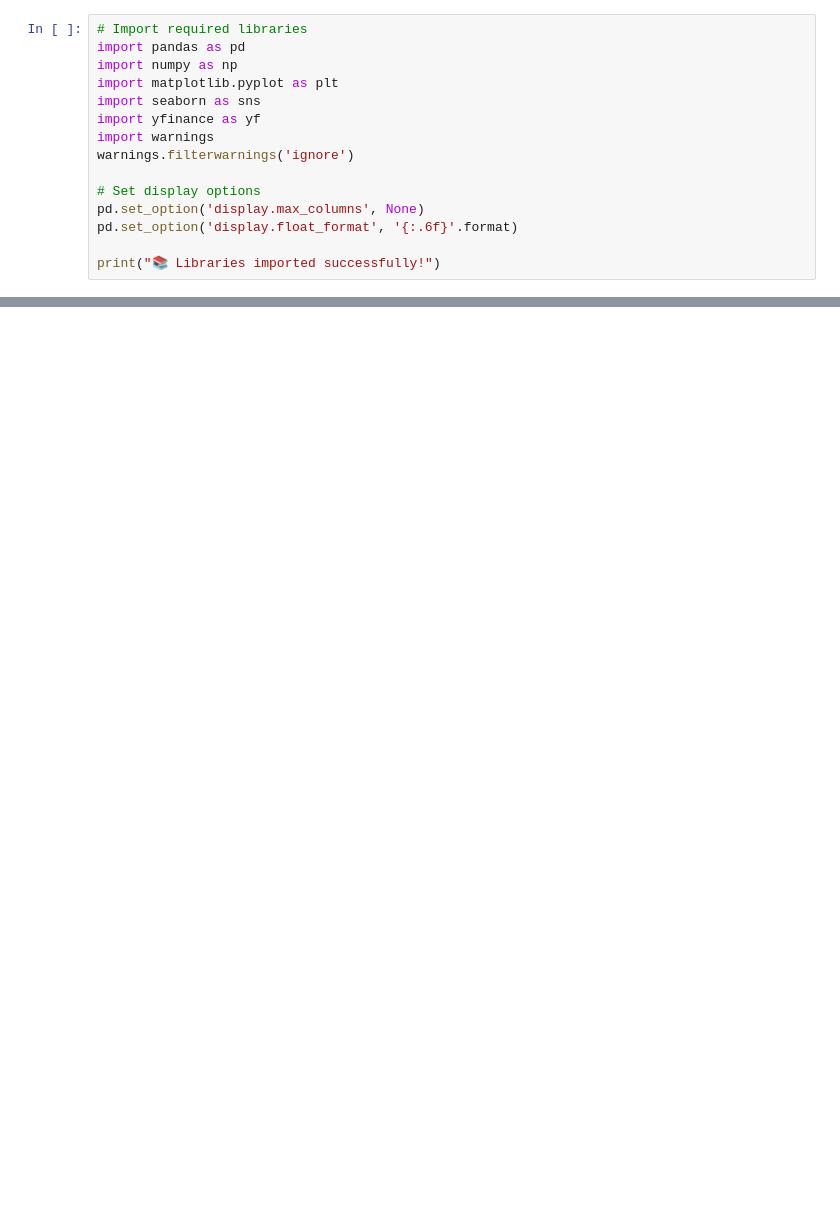
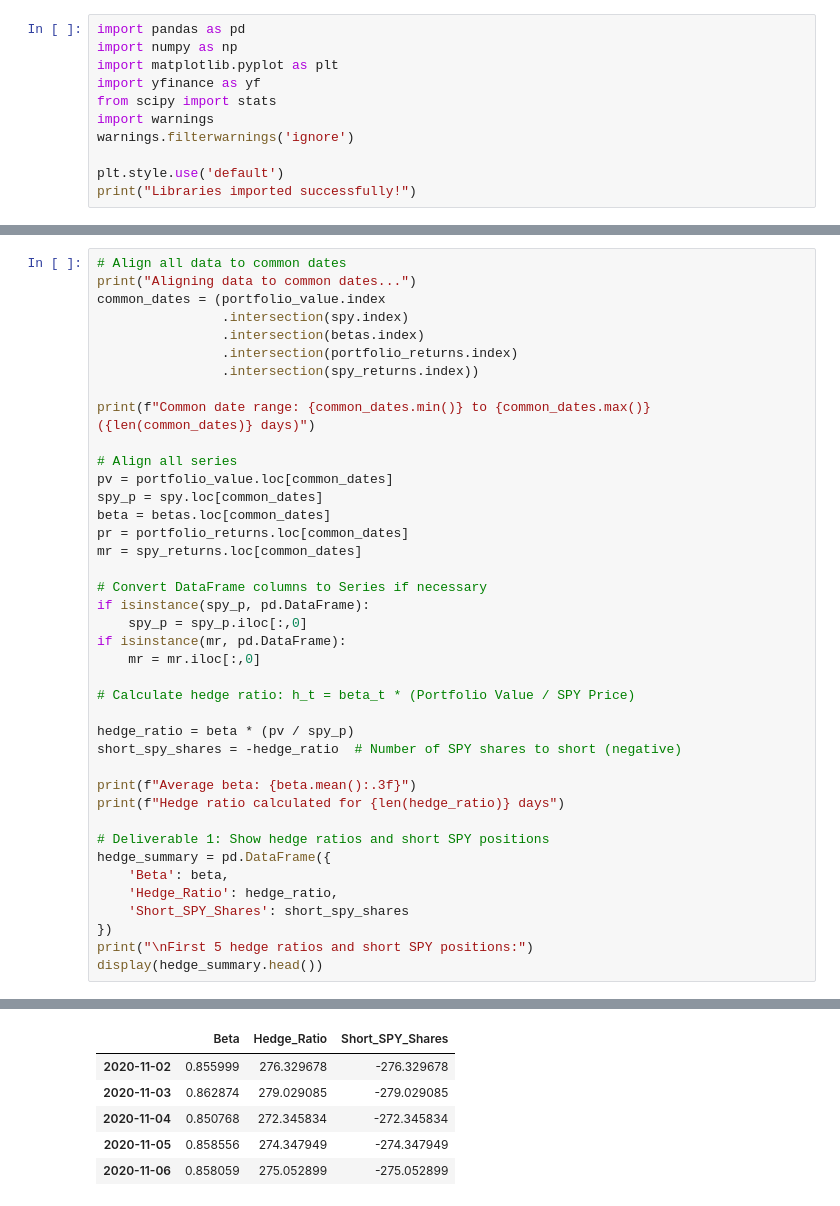
Before and after one commit to elliottgordon/finm-25000-p2-repository, a Jupyter notebook: Homework #6/Part 4: Hedging Strategy Implementation/hedging.ipynb, the cells around one changed output, grey strips where cells are left out. Saved outputs shown, nothing was run; the diff lists cells and outputs as text; blank space fills up the shorter version.

```diff
--- a/Homework #6/Part 4: Hedging Strategy Implementation/hedging.ipynb
+++ b/Homework #6/Part 4: Hedging Strategy Implementation/hedging.ipynb
@@ -41,16 +18,12 @@ Prompted ChatGPT with Part 4 questions
 # %%
-# Import required libraries
 import pandas as pd
 import numpy as np
 import matplotlib.pyplot as plt
-import seaborn as sns
 import yfinance as yf
+from scipy import stats
 import warnings
 warnings.filterwarnings('ignore')
 
-# Set display options
-pd.set_option('display.max_columns', None)
-pd.set_option('display.float_format', '{:.6f}'.format)
-
-print("📚 Libraries imported successfully!")
+plt.style.use('default')
+print("Libraries imported successfully!")
 # %% [output]
@@ -416,0 +62,41 @@ This implementation showcases the practical application of modern portfolio theo
+# %%
+# Align all data to common dates
+print("Aligning data to common dates...")
+common_dates = (portfolio_value.index
+                .intersection(spy.index)
+                .intersection(betas.index)
+                .intersection(portfolio_returns.index)
+                .intersection(spy_returns.index))
+
+print(f"Common date range: {common_dates.min()} to {common_dates.max()} ({len(common_dates)} days)")
+
+# Align all series
+pv = portfolio_value.loc[common_dates]
+spy_p = spy.loc[common_dates]
+beta = betas.loc[common_dates]
+pr = portfolio_returns.loc[common_dates]
+mr = spy_returns.loc[common_dates]
+
+# Convert DataFrame columns to Series if necessary
+if isinstance(spy_p, pd.DataFrame):
+    spy_p = spy_p.iloc[:,0]
+if isinstance(mr, pd.DataFrame):
+    mr = mr.iloc[:,0]
+
+# Calculate hedge ratio: h_t = beta_t * (Portfolio Value / SPY Price)
+
+hedge_ratio = beta * (pv / spy_p)
+short_spy_shares = -hedge_ratio  # Number of SPY shares to short (negative)
+
+print(f"Average beta: {beta.mean():.3f}")
+print(f"Hedge ratio calculated for {len(hedge_ratio)} days")
+
+# Deliverable 1: Show hedge ratios and short SPY positions
+hedge_summary = pd.DataFrame({
+    'Beta': beta,
+    'Hedge_Ratio': hedge_ratio,
+    'Short_SPY_Shares': short_spy_shares
+})
+print("\nFirst 5 hedge ratios and short SPY positions:")
+display(hedge_summary.head())
+# %% [output]
@@ -416,0 +109,6 @@ This implementation showcases the practical application of modern portfolio theo
+|  | Beta | Hedge_Ratio | Short_SPY_Shares |
+| 2020-11-02 | 0.855999 | 276.329678 | -276.329678 |
+| 2020-11-03 | 0.862874 | 279.029085 | -279.029085 |
+| 2020-11-04 | 0.850768 | 272.345834 | -272.345834 |
+| 2020-11-05 | 0.858556 | 274.347949 | -274.347949 |
+| 2020-11-06 | 0.858059 | 275.052899 | -275.052899 |
```
Also changed, not shown: parts of 27 cells of this notebook, 6 other files.
